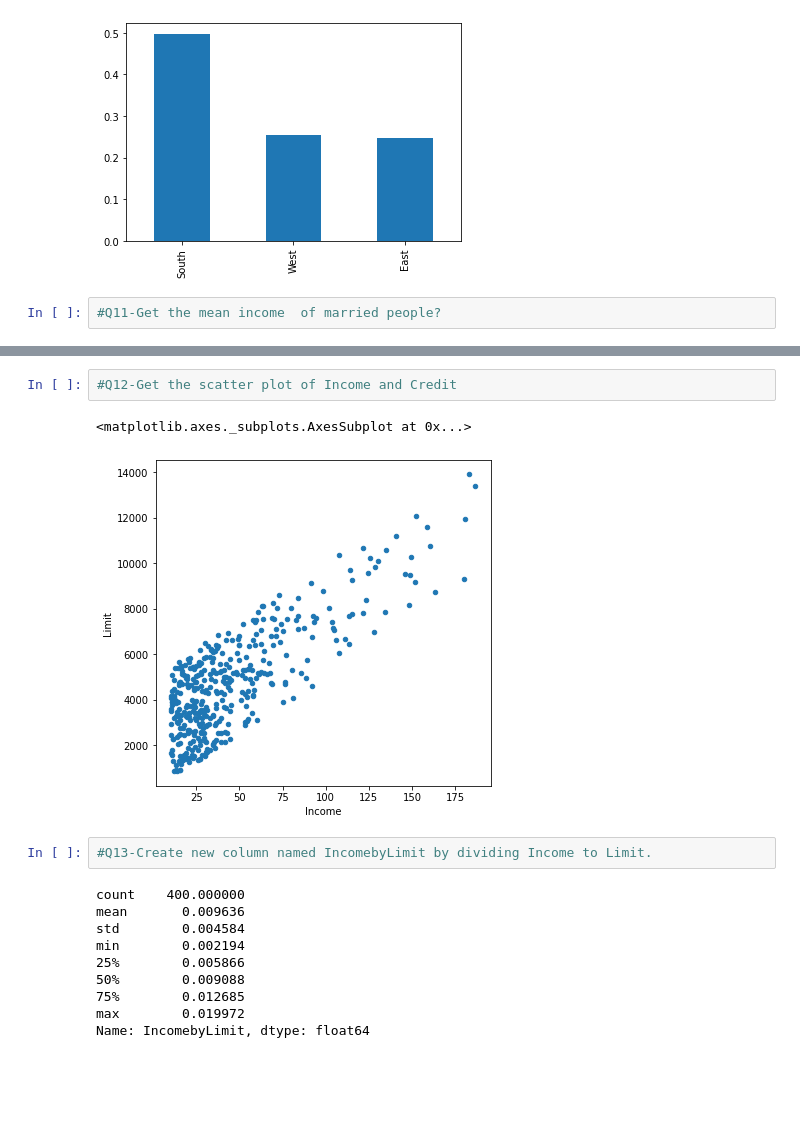
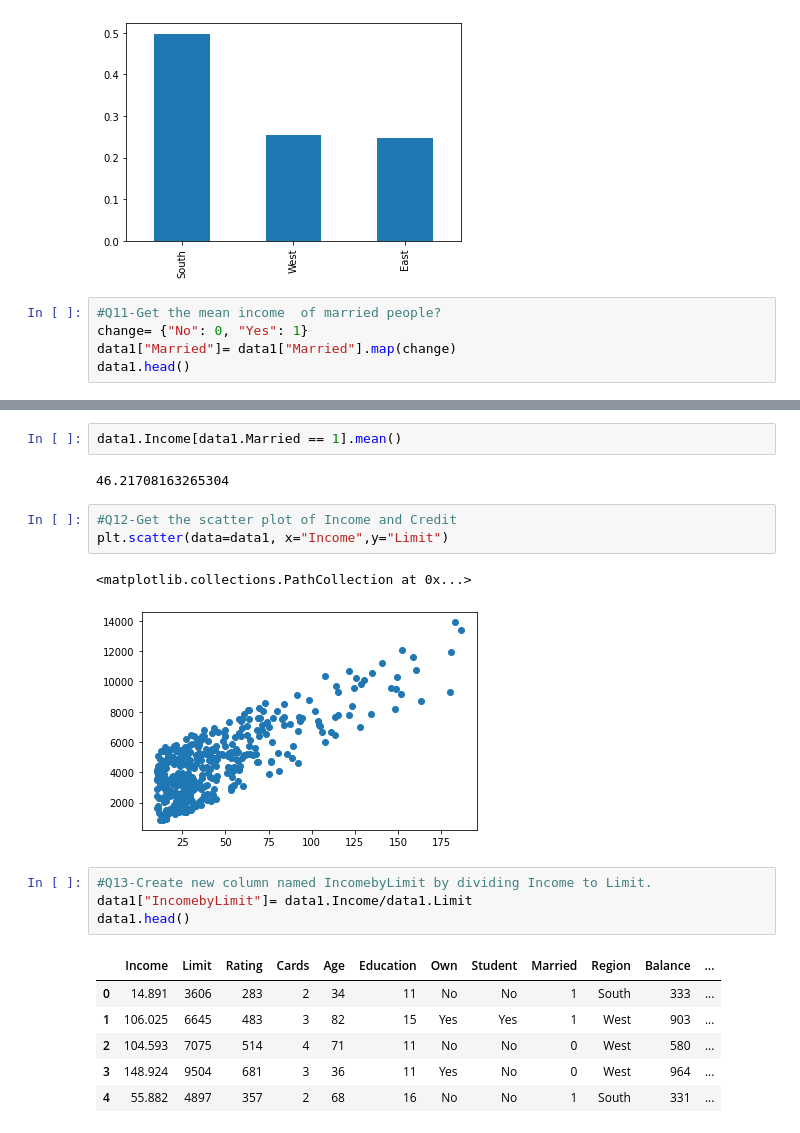
Before and after one commit to ElvinGuluzade/DataScience, a Jupyter notebook: Copy_of_Homework2.ipynb, the cells around one changed output, grey strips where cells are left out. Cells and saved outputs as stored; diff of their text form; blank space fills up the shorter version.

```diff
--- a/Copy_of_Homework2.ipynb
+++ b/Copy_of_Homework2.ipynb
@@ -108,4 +108,7 @@ data1.Region.value_counts(normalize=True).plot(kind="bar")
 [figure]
 # %%
 #Q11-Get the mean income  of married people?
+change= {"No": 0, "Yes": 1}
+data1["Married"]= data1["Married"].map(change)
+data1.head()
 # %% [output]
@@ -113,19 +121,23 @@ data1.Region.value_counts(normalize=True).plot(kind="bar")
+# %%
+data1.Income[data1.Married == 1].mean()
+# %% [output]
+46.21708163265304
 # %%
 #Q12-Get the scatter plot of Income and Credit
+plt.scatter(data=data1, x="Income",y="Limit")
 # %% [output]
-<matplotlib.axes._subplots.AxesSubplot at 0x...>
+<matplotlib.collections.PathCollection at 0x...>
-[figure, old version]
+[figure, new version]
 # %%
 #Q13-Create new column named IncomebyLimit by dividing Income to Limit.
+data1["IncomebyLimit"]= data1.Income/data1.Limit
+data1.head()
 # %% [output]
-count    400.000000
-mean       0.009636
-std        0.004584
-min        0.002194
-25%        0.005866
-50%        0.009088
-75%        0.012685
-max        0.019972
-Name: IncomebyLimit, dtype: float64
+|  | Income | Limit | Rating | Cards | Age | Education | Own | Student | Married | Region | Balance | ... |
+| 0 | 14.891 | 3606 | 283 | 2 | 34 | 11 | No | No | 1 | South | 333 | ... |
+| 1 | 106.025 | 6645 | 483 | 3 | 82 | 15 | Yes | Yes | 1 | West | 903 | ... |
+| 2 | 104.593 | 7075 | 514 | 4 | 71 | 11 | No | No | 0 | West | 580 | ... |
+| 3 | 148.924 | 9504 | 681 | 3 | 36 | 11 | Yes | No | 0 | West | 964 | ... |
+| 4 | 55.882 | 4897 | 357 | 2 | 68 | 16 | No | No | 1 | South | 331 | ... |
 # %%
 # Q14-Create the pair plot using Seaborn library's pairplot
```
Also changed, not shown: parts of 3 cells of this notebook.
